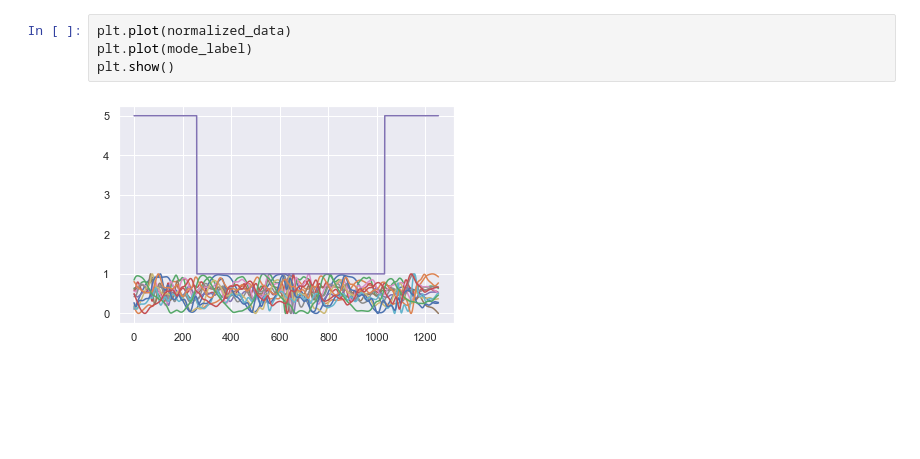
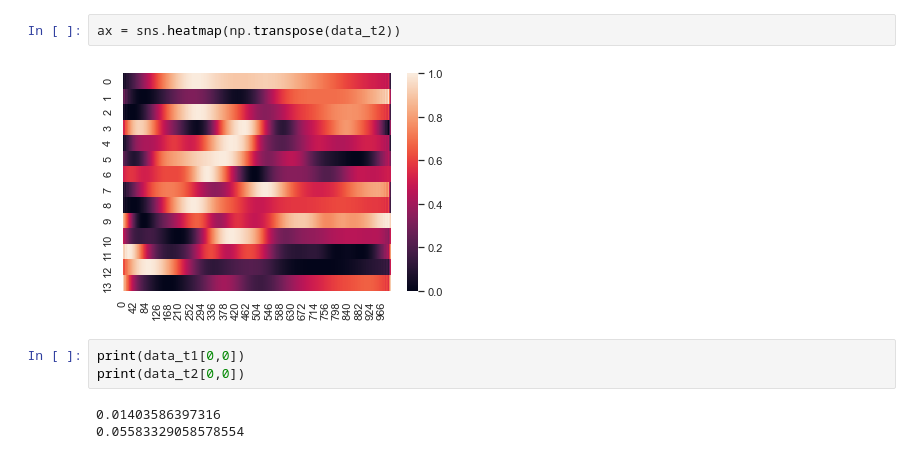
Before and after one commit to inseungkang/HipExo_OfflineModeClassification, a Jupyter notebook: Signal Analysis/plotSignal.ipynb, the cells around one changed output. Drawn from its saved outputs; the diff is of its cells as text; blank space fills up the shorter version.

```diff
--- a/Signal Analysis/plotSignal.ipynb
+++ b/Signal Analysis/plotSignal.ipynb
@@ -123,6 +92,10 @@ ax = sns.heatmap(np.transpose(normalized_data[transition_idx_1,:]))
-# %%
-plt.plot(normalized_data)
-plt.plot(mode_label)
-plt.show()
-# %% [output]
-[figure, removed]
+# %%
+ax = sns.heatmap(np.transpose(data_t2))
+# %% [output]
+[figure, added]
+# %%
+print(data_t1[0,0])
+print(data_t2[0,0])
+# %% [output]
+0.01403586397316
+0.05583329058578554
```
Also changed, not shown: parts of 6 cells of this notebook.
